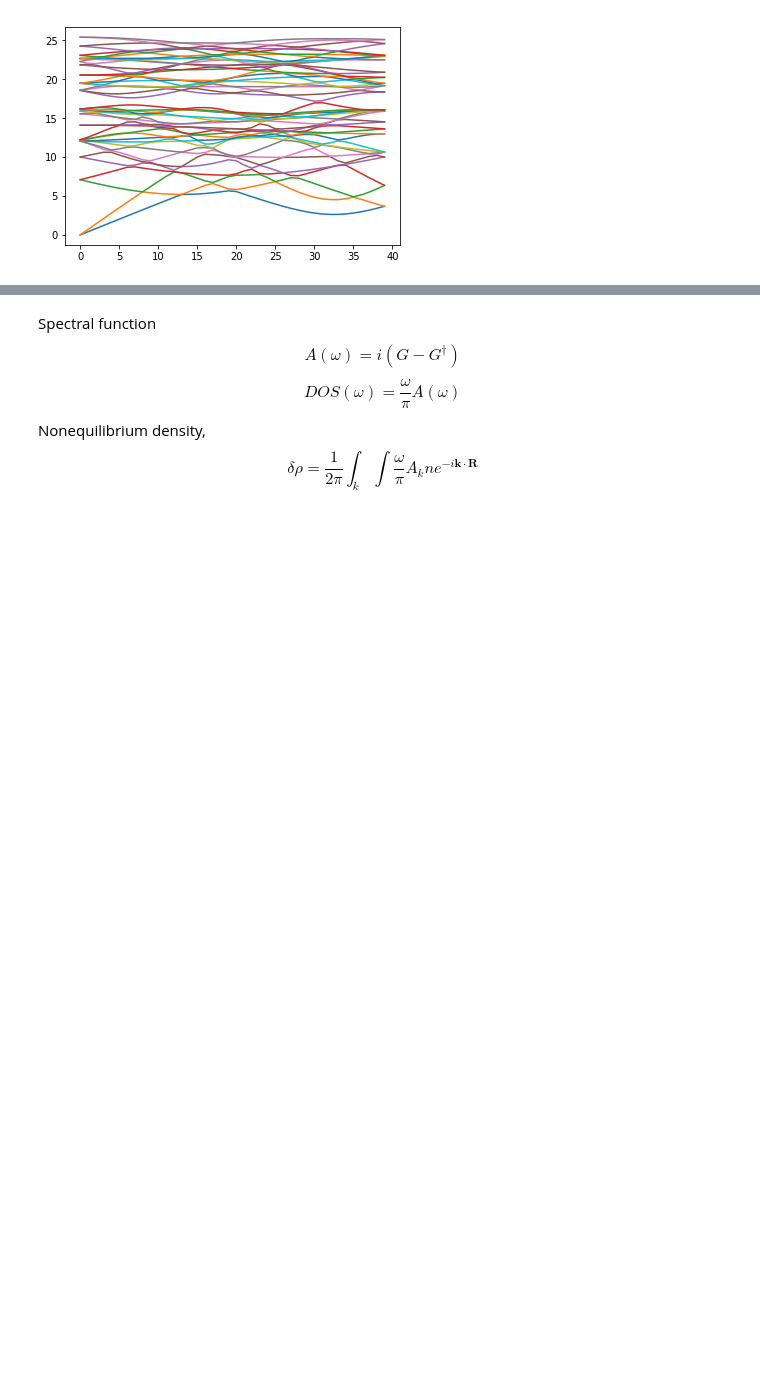
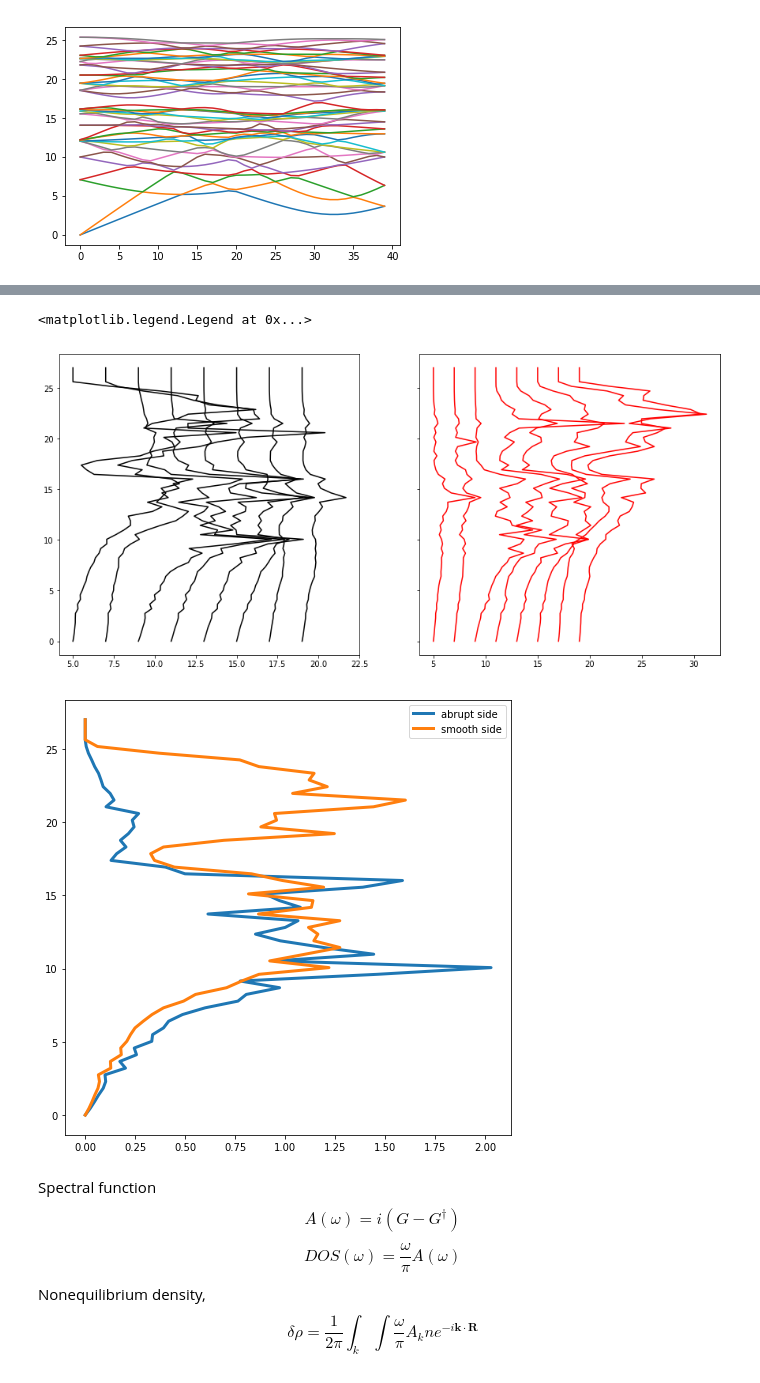
Before and after one commit to KitchenSong/2dgf, a Jupyter notebook: phldos.ipynb, the cells around one changed output, grey strips where cells are left out. Cells and saved outputs as stored; diff of their text form; code cells hidden in the pictures; blank space fills up the shorter version.

```diff
--- a/phldos.ipynb
+++ b/phldos.ipynb
@@ -505,3 +613,26 @@ Text(0,0.5,'LDOS')
+# %%
+neq1  = D
+neq2  =  E
+
+plotscale = 4
+f, (ax1, ax2) = plt.subplots(1, 2, sharey=True,figsize=(15,7))
+
+for il in range(len(layer)):
+    #plt.fill_between(LDOS[il,:]*plotscale+layer[il],np.sqrt(omega2)*(5/np.pi),np.zeros((len(omega2),)),alpha=0.8,zorder=len(layer)-il,color='r')
+    ax1.plot(neq1[il,:]*plotscale+layer[il],np.sqrt(omega2)*(5/np.pi),c='k')
+
+for il in range(len(layer)):
+    ax2.plot(neq2[il,:]*plotscale+layer[il],np.sqrt(omega2)*(5/np.pi),c='r')
+plt.figure(figsize=(8,8))
+plotscale = 0.0
+plt.plot(neq1[2,:],np.sqrt(omega2)*(5/np.pi),label='abrupt side',lw=3)
+#plt.plot(LDOS[1,:],np.sqrt(omega2)*(5/np.pi),label='abrupt side',lw=3,ls='--')
+plt.plot(neq2[-3,:],np.sqrt(omega2)*(5/np.pi),label='smooth side',lw=3)
+plt.legend()
+# %% [output]
+<matplotlib.legend.Legend at 0x...>
+[figure, added]
+[figure, added]
 # %% [markdown]
 Spectral function
 \begin{equation}
```
Also changed, not shown: parts of 5 cells of this notebook, 1 other file.
